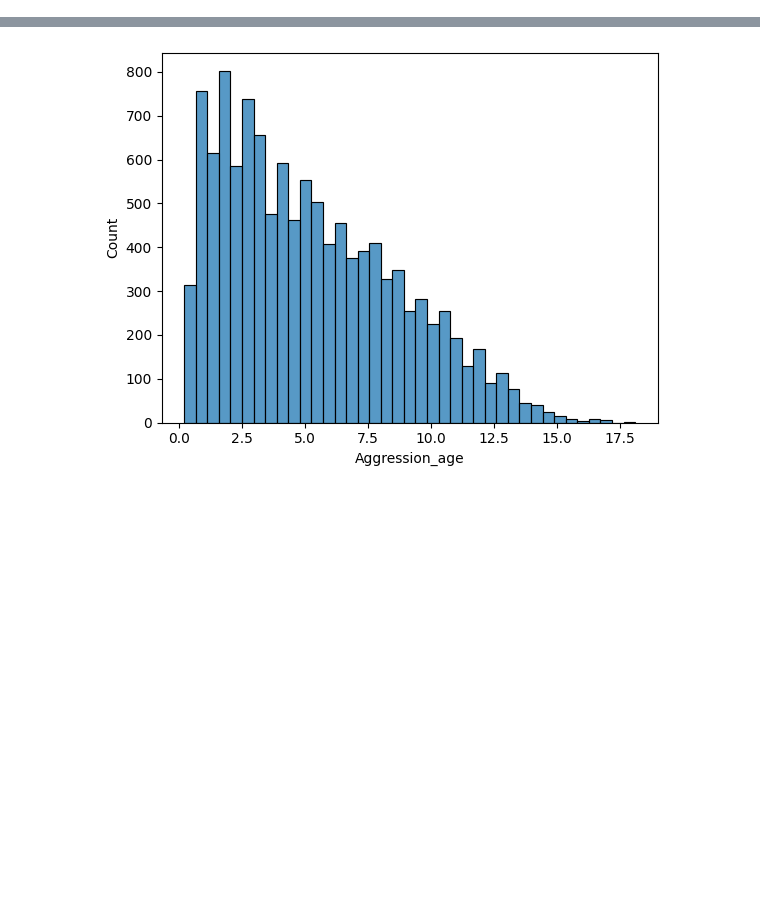
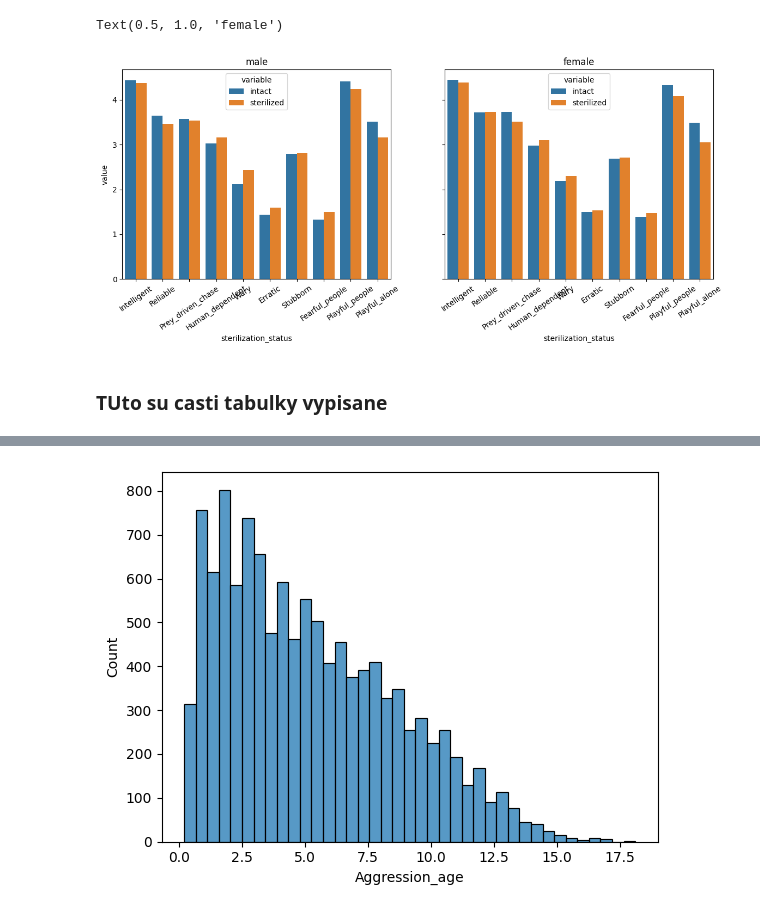
Before and after one commit to Retr-1/AnalyzaPsy, a Jupyter notebook: Analyza_psy_Timo.ipynb, the cells around one changed output, grey strips where cells are left out. Cells and saved outputs as stored; diff of their text form; code cells hidden in the pictures; blank space fills up the shorter version.

```diff
--- a/Analyza_psy_Timo.ipynb
+++ b/Analyza_psy_Timo.ipynb
@@ -193,0 +75,41 @@ plt.xticks(rotation=45)
+# %%
+# display(dogs.query('sex=="male"').head())
+# display(dogs.head())
+
+
+kastracia_male = dogs.query('sex=="male"').groupby("sterilization_status").mean(numeric_only=True).transpose().iloc[26:36]
+kastracia_male["sterilization_status"] = kastracia_male.index
+kastracia_male.index.name = "index"
+kastracia_male.columns.name = None
+dogs_melted_male = (kastracia_male.melt(id_vars=["sterilization_status"]))
+dogs_melted_male = dogs_melted_male.set_index("sterilization_status")
+
+# display(kastracia_male)
+# display(dogs_melted_male)
+
+kastracia_female = dogs.query('sex=="female"').groupby("sterilization_status").mean(numeric_only=True).transpose().iloc[26:36]
+kastracia_female["sterilization_status"] = kastracia_female.index
+kastracia_female.index.name = "index"
+kastracia_female.columns.name = None
+dogs_melted_female = (kastracia_female.melt(id_vars=["sterilization_status"]))
+dogs_melted_female = dogs_melted_female.set_index("sterilization_status")
+
+# display(kastracia_female)
+# display(dogs_melted_female)
+
+
+# print(kastracia_female.shape)
+# print(kastracia_male.shape)
+
+figure, axes = plt.subplots(1, 2, figsize=(14, 5), sharey=True)
+sns.barplot(data=dogs_melted_male, x=dogs_melted_male.index, y="value", hue="variable", ax=axes[0])
+axes[0].tick_params(axis='x', rotation=35)
+axes[0].set_title("male")
+sns.barplot(data=dogs_melted_female, x=dogs_melted_female.index, y="value", hue="variable", ax=axes[1])
+axes[1].tick_params(axis='x', rotation=35)
+axes[1].set_title("female")
+# %% [output]
+Text(0.5, 1.0, 'female')
+[figure, added]
+# %% [markdown]
+### TUto su casti tabulky vypisane
```
Also changed, not shown: parts of 16 cells of this notebook, 1 other file.
